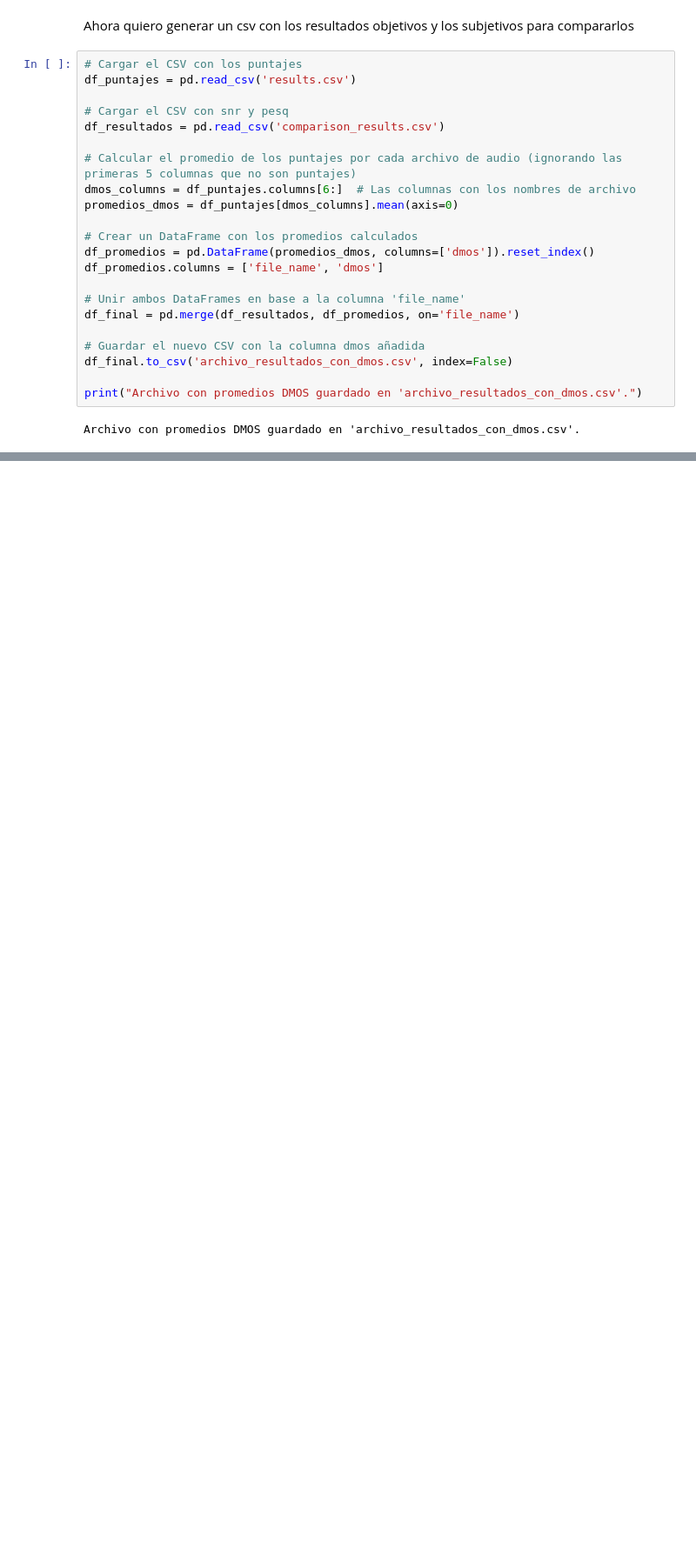
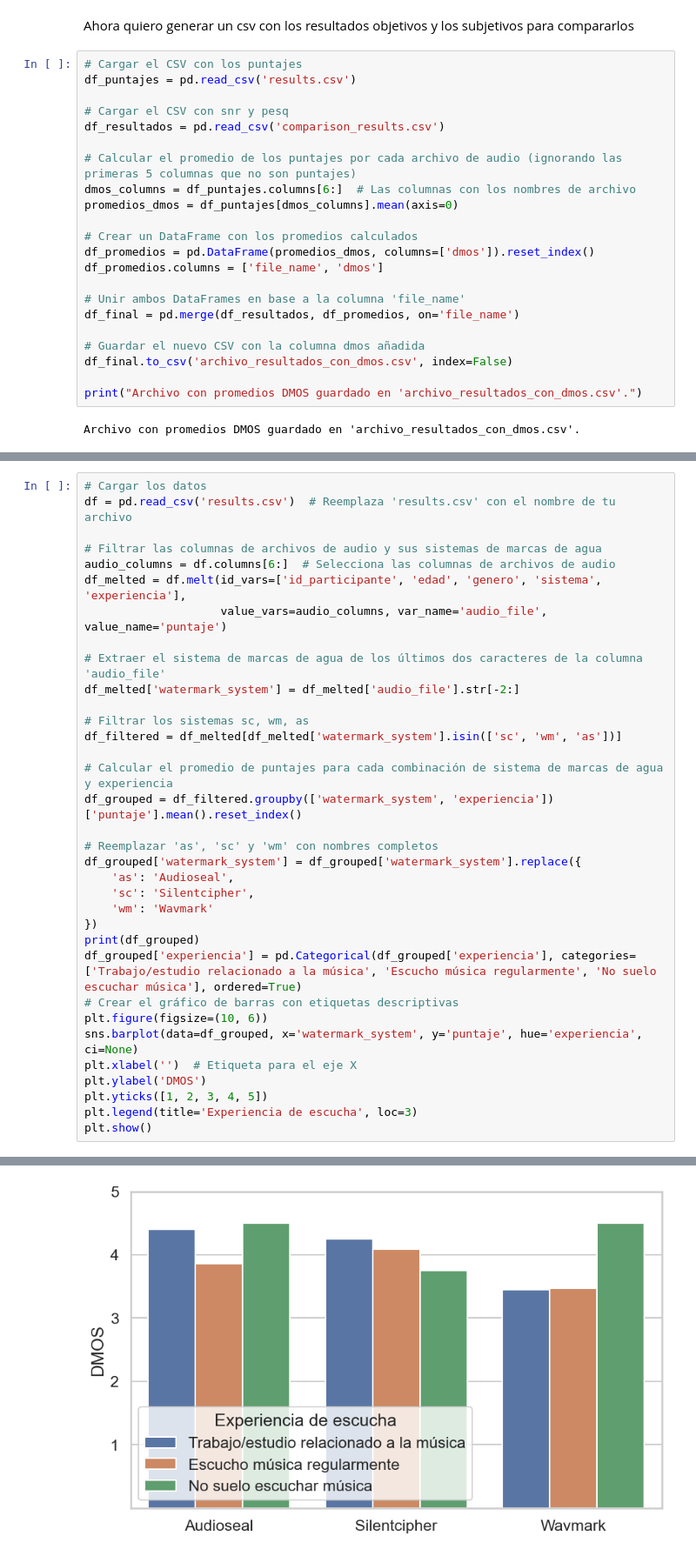
Before and after one commit to almarazj/test-subjetivo, a Jupyter notebook: plots.ipynb, the cells around one changed output, grey strips where cells are left out. Shown at 87% size. Saved outputs shown, nothing was run; the diff lists cells and outputs as text; blank space fills up the shorter version.

```diff
--- a/plots.ipynb
+++ b/plots.ipynb
@@ -288,0 +291,35 @@ Correlación de Pearson para wavmark: 0.0356
+# %%
+# Cargar los datos
+df = pd.read_csv('results.csv')  # Reemplaza 'results.csv' con el nombre de tu archivo
+
+# Filtrar las columnas de archivos de audio y sus sistemas de marcas de agua
+audio_columns = df.columns[6:]  # Selecciona las columnas de archivos de audio
+df_melted = df.melt(id_vars=['id_participante', 'edad', 'genero', 'sistema', 'experiencia'],
+                    value_vars=audio_columns, var_name='audio_file', value_name='puntaje')
+
+# Extraer el sistema de marcas de agua de los últimos dos caracteres de la columna 'audio_file'
+df_melted['watermark_system'] = df_melted['audio_file'].str[-2:]
+
+# Filtrar los sistemas sc, wm, as
+df_filtered = df_melted[df_melted['watermark_system'].isin(['sc', 'wm', 'as'])]
+
+# Calcular el promedio de puntajes para cada combinación de sistema de marcas de agua y experiencia
+df_grouped = df_filtered.groupby(['watermark_system', 'experiencia'])['puntaje'].mean().reset_index()
+
+# Reemplazar 'as', 'sc' y 'wm' con nombres completos
+df_grouped['watermark_system'] = df_grouped['watermark_system'].replace({
+    'as': 'Audioseal',
+    'sc': 'Silentcipher',
+    'wm': 'Wavmark'
+})
+print(df_grouped)
+df_grouped['experiencia'] = pd.Categorical(df_grouped['experiencia'], categories=['Trabajo/estudio relacionado a la música', 'Escucho música regularmente', 'No suelo escuchar música'], ordered=True)
+# Crear el gráfico de barras con etiquetas descriptivas
+plt.figure(figsize=(10, 6))
+sns.barplot(data=df_grouped, x='watermark_system', y='puntaje', hue='experiencia', ci=None)
+plt.xlabel('')  # Etiqueta para el eje X
+plt.ylabel('DMOS')
+plt.yticks([1, 2, 3, 4, 5])
+plt.legend(title='Experiencia de escucha', loc=3)
+plt.show()
+# %% [output]
@@ -288,0 +339 @@ Correlación de Pearson para wavmark: 0.0356
+[figure, added]
```
Also changed, not shown: parts of 7 cells of this notebook.
